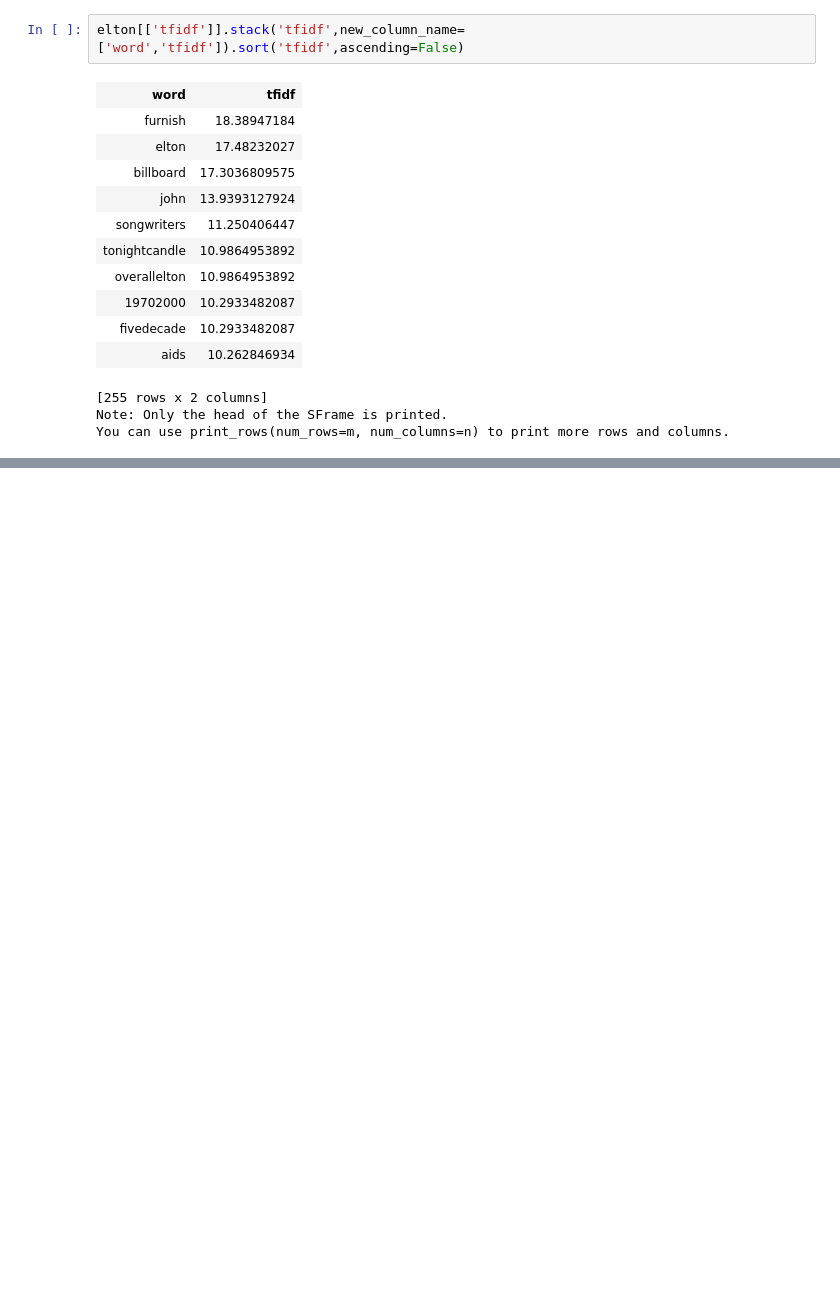
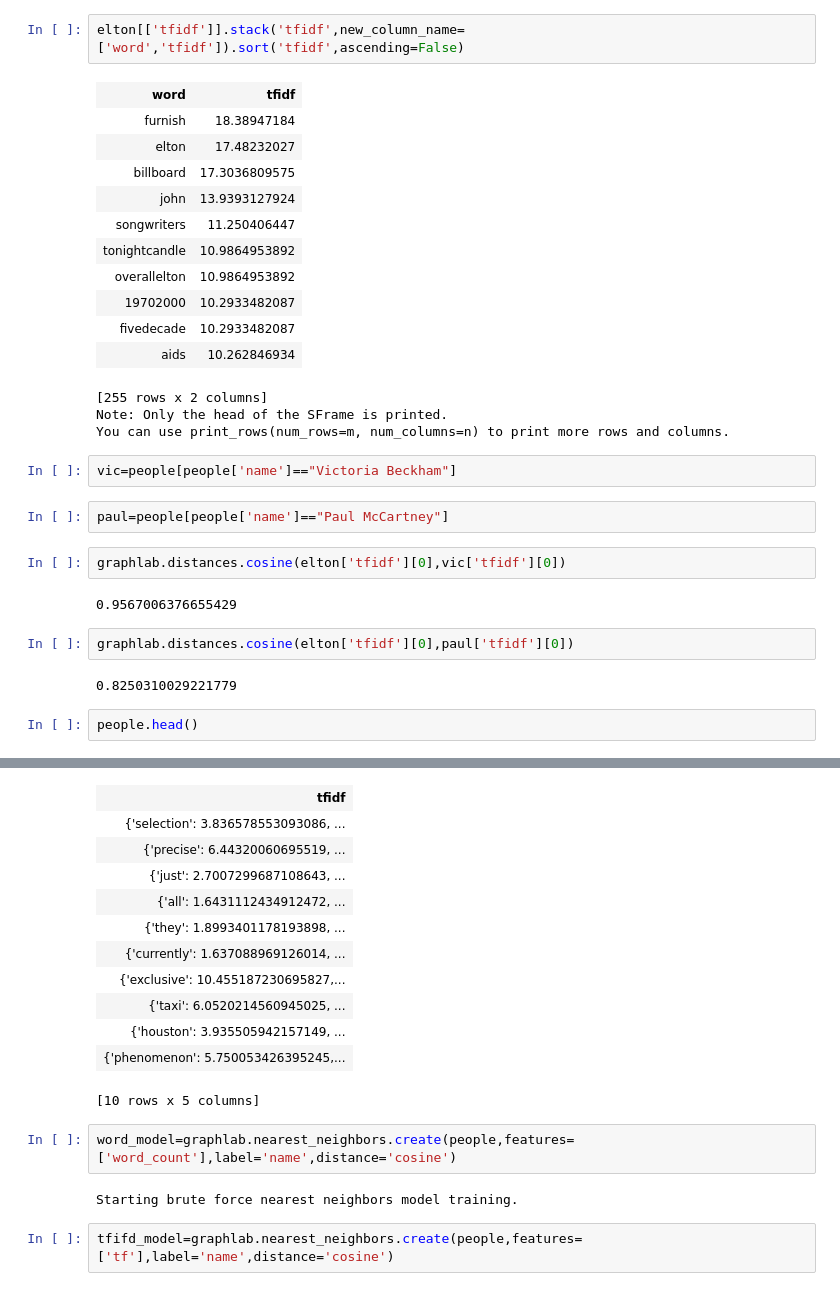
Before and after one commit to anand9522/Document-Retrieval, a Jupyter notebook: Clustering.ipynb, the cells around one changed output, grey strips where cells are left out. Cells and saved outputs as stored; diff of their text form; blank space fills up the shorter version.

Commit message:
models

```diff
--- a/Clustering.ipynb
+++ b/Clustering.ipynb
@@ -314,3 +314,18 @@ elton[['tfidf']].stack('tfidf',new_column_name=['word','tfidf']).sort('tfidf',as
 [255 rows x 2 columns]
 Note: Only the head of the SFrame is printed.
 You can use print_rows(num_rows=m, num_columns=n) to print more rows and columns.
+# %%
+vic=people[people['name']=="Victoria Beckham"]
+# %%
+paul=people[people['name']=="Paul McCartney"]
+# %%
+graphlab.distances.cosine(elton['tfidf'][0],vic['tfidf'][0])
+# %% [output]
+0.9567006376655429
+# %%
+graphlab.distances.cosine(elton['tfidf'][0],paul['tfidf'][0])
+# %% [output]
+0.8250310029221779
+# %%
+people.head()
+# %% [output]
@@ -316,0 +343,18 @@ You can use print_rows(num_rows=m, num_columns=n) to print more rows and columns
+| tfidf |
+| {'selection': 3.836578553093086, ... |
+| {'precise': 6.44320060695519, ... |
+| {'just': 2.7007299687108643, ... |
+| {'all': 1.6431112434912472, ... |
+| {'they': 1.8993401178193898, ... |
+| {'currently': 1.637088969126014, ... |
+| {'exclusive': 10.455187230695827,... |
+| {'taxi': 6.0520214560945025, ... |
+| {'houston': 3.935505942157149, ... |
+| {'phenomenon': 5.750053426395245,... |
+[10 rows x 5 columns]
+# %%
+word_model=graphlab.nearest_neighbors.create(people,features=['word_count'],label='name',distance='cosine')
+# %% [output]
+Starting brute force nearest neighbors model training.
+# %%
+tfifd_model=graphlab.nearest_neighbors.create(people,features=['tf'],label='name',distance='cosine')
```
Also changed, not shown: parts of 1 cell of this notebook.
